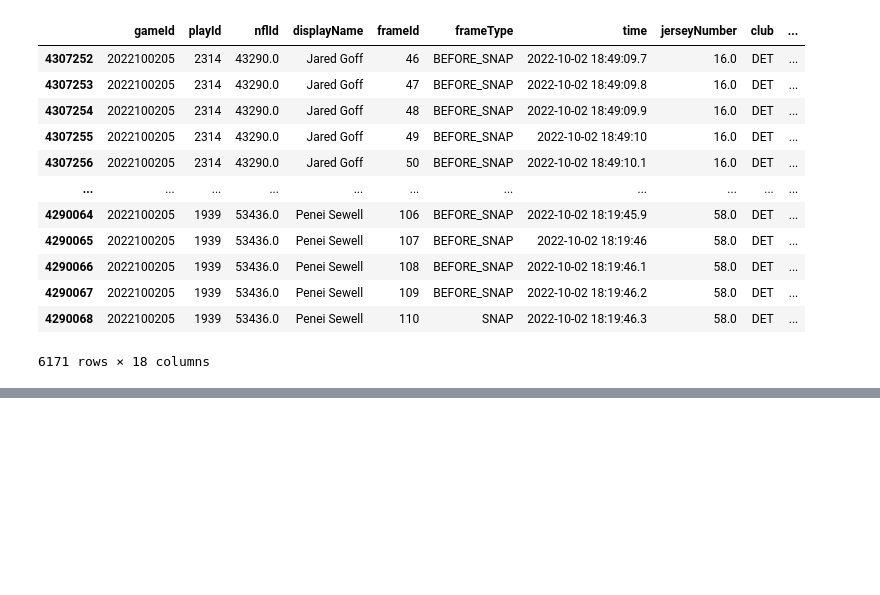
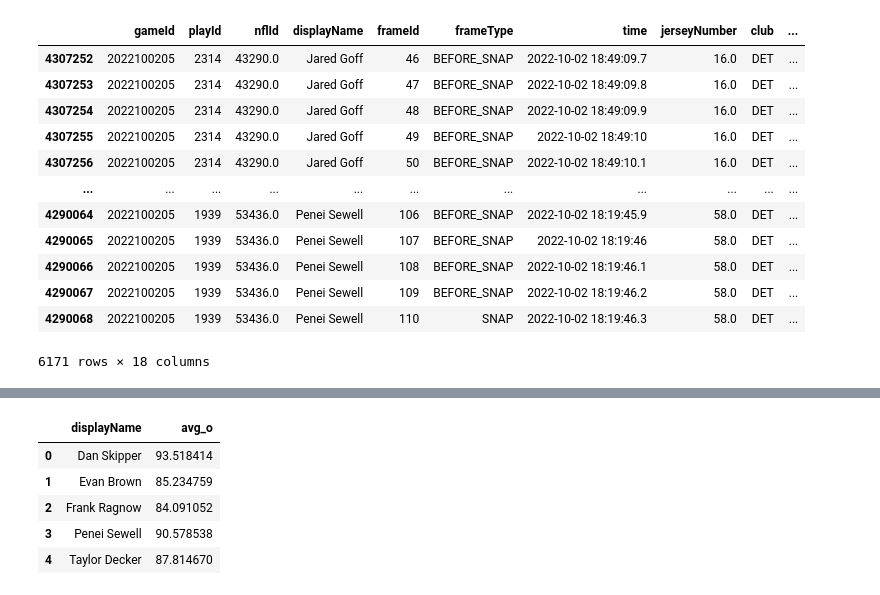
Before and after one commit to APoodle/NFL-Big-Data-Bowl-2025, a Jupyter notebook: Detroit OL Analysis.ipynb, the cells around one changed output, grey strips where cells are left out. Drawn from its saved outputs; the diff is of its cells as text; code cells hidden in the pictures; blank space fills up the shorter version.

```diff
--- a/Detroit OL Analysis.ipynb
+++ b/Detroit OL Analysis.ipynb
@@ -465,0 +638,14 @@ week4[(week4['gameId'] == 2022100205) & (week4['playId'] == 1133) & (week4['even
+# %%
+ol_players = ['Penei Sewell', 'Evan Brown', 'Frank Ragnow', 'Dan Skipper', 'Taylor Decker']
+
+ol = runs[runs['displayName'].isin(ol_players)]
+o_avg_run = ol.groupby('displayName')['o'].mean().reset_index()
+o_avg_run.rename(columns={'o': 'avg_o'}, inplace=True)
+o_avg_run
+# %% [output]
+|  | displayName | avg_o |
+| 0 | Dan Skipper | 93.518414 |
+| 1 | Evan Brown | 85.234759 |
+| 2 | Frank Ragnow | 84.091052 |
+| 3 | Penei Sewell | 90.578538 |
+| 4 | Taylor Decker | 87.814670 |
```
Also changed, not shown: parts of 11 cells of this notebook.
